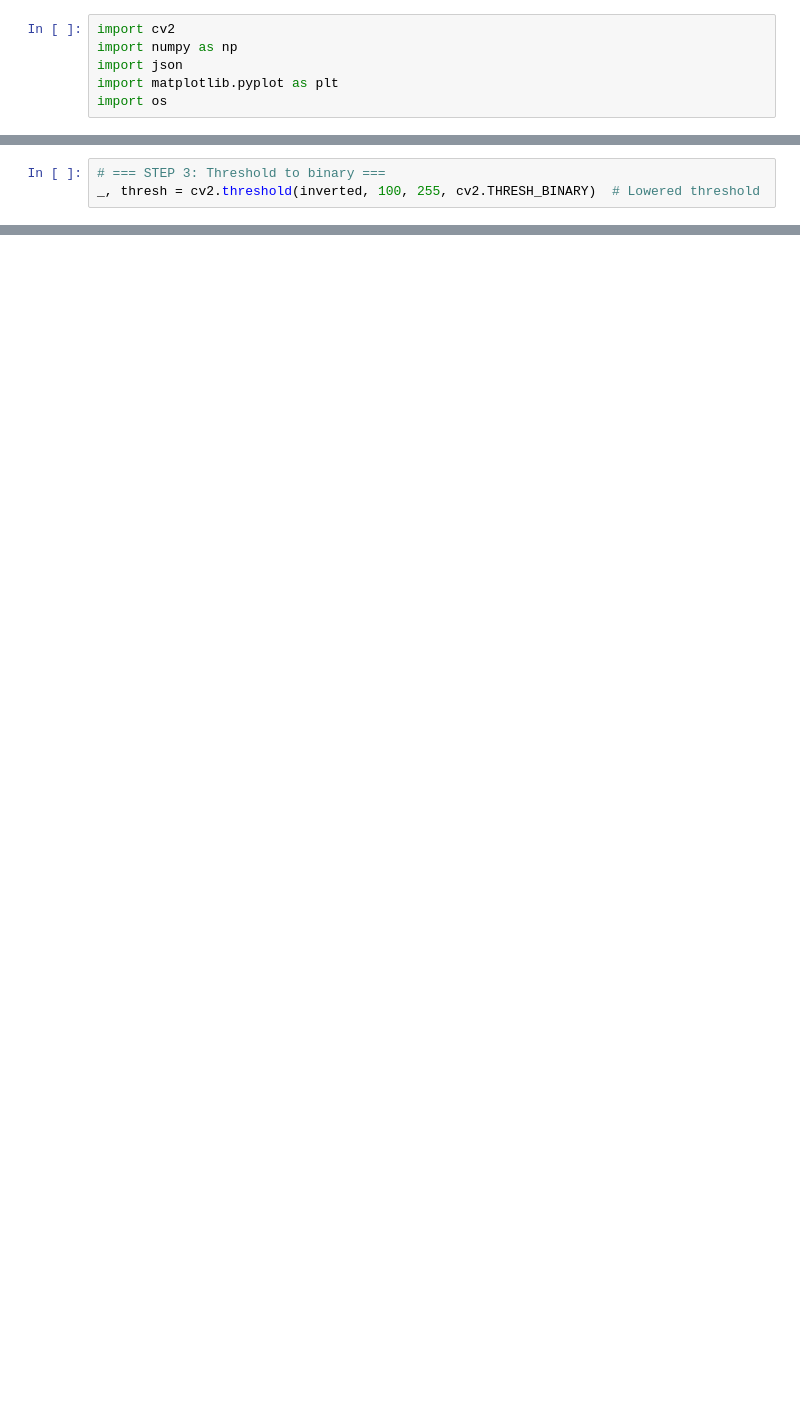
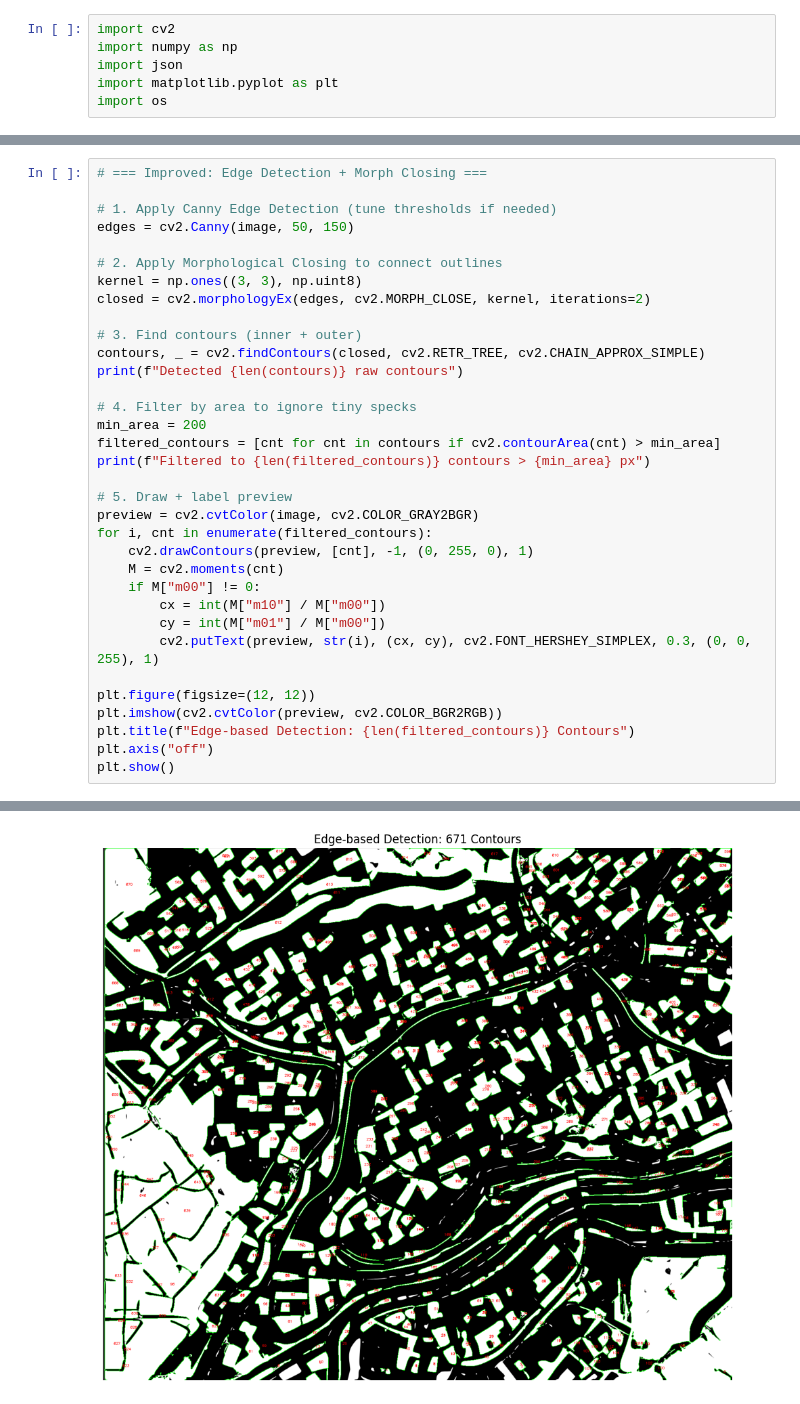
Before and after one commit to PaintDumpster/gg_worlds, a Jupyter notebook: Coutouring_Bldgs/BldgContours.ipynb, the cells around one changed output, grey strips where cells are left out. Saved outputs shown, nothing was run; the diff lists cells and outputs as text; blank space fills up the shorter version.

```diff
--- a/Coutouring_Bldgs/BldgContours.ipynb
+++ b/Coutouring_Bldgs/BldgContours.ipynb
@@ -19,3 +53,35 @@ FileNotFoundError: Image not found at Contouring_Bldgs/buildingfootprint_trial.p
 # %%
-# === STEP 3: Threshold to binary ===
-_, thresh = cv2.threshold(inverted, 100, 255, cv2.THRESH_BINARY)  # Lowered threshold
+# === Improved: Edge Detection + Morph Closing ===
+
+# 1. Apply Canny Edge Detection (tune thresholds if needed)
+edges = cv2.Canny(image, 50, 150)
+
+# 2. Apply Morphological Closing to connect outlines
+kernel = np.ones((3, 3), np.uint8)
+closed = cv2.morphologyEx(edges, cv2.MORPH_CLOSE, kernel, iterations=2)
+
+# 3. Find contours (inner + outer)
+contours, _ = cv2.findContours(closed, cv2.RETR_TREE, cv2.CHAIN_APPROX_SIMPLE)
+print(f"Detected {len(contours)} raw contours")
+
+# 4. Filter by area to ignore tiny specks
+min_area = 200
+filtered_contours = [cnt for cnt in contours if cv2.contourArea(cnt) > min_area]
+print(f"Filtered to {len(filtered_contours)} contours > {min_area} px")
+
+# 5. Draw + label preview
+preview = cv2.cvtColor(image, cv2.COLOR_GRAY2BGR)
+for i, cnt in enumerate(filtered_contours):
+    cv2.drawContours(preview, [cnt], -1, (0, 255, 0), 1)
+    M = cv2.moments(cnt)
+    if M["m00"] != 0:
+        cx = int(M["m10"] / M["m00"])
+        cy = int(M["m01"] / M["m00"])
+        cv2.putText(preview, str(i), (cx, cy), cv2.FONT_HERSHEY_SIMPLEX, 0.3, (0, 0, 255), 1)
+
+plt.figure(figsize=(12, 12))
+plt.imshow(cv2.cvtColor(preview, cv2.COLOR_BGR2RGB))
+plt.title(f"Edge-based Detection: {len(filtered_contours)} Contours")
+plt.axis("off")
+plt.show()
+# %% [output]
@@ -21,0 +90 @@ _, thresh = cv2.threshold(inverted, 100, 255, cv2.THRESH_BINARY)  # Lowered thre
+[figure, added]
```
Also changed, not shown: parts of 11 cells of this notebook, 1 other file.
